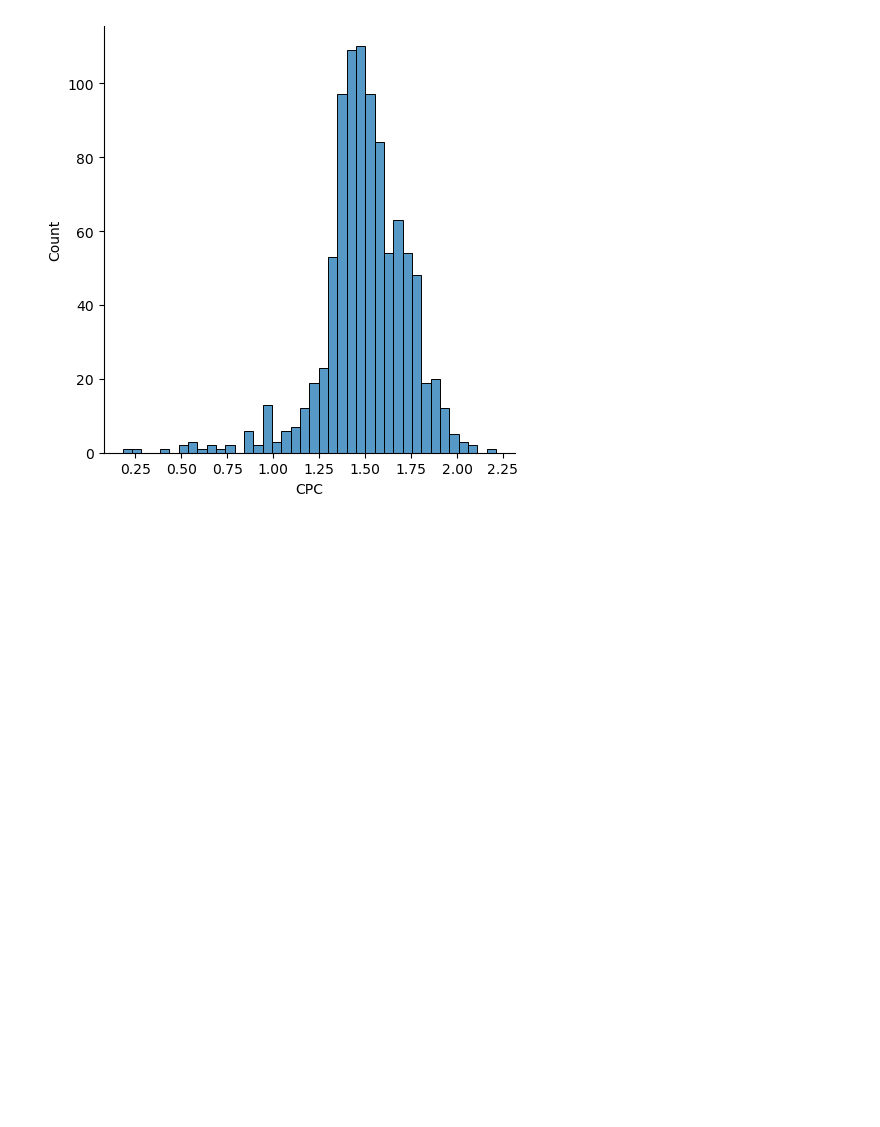
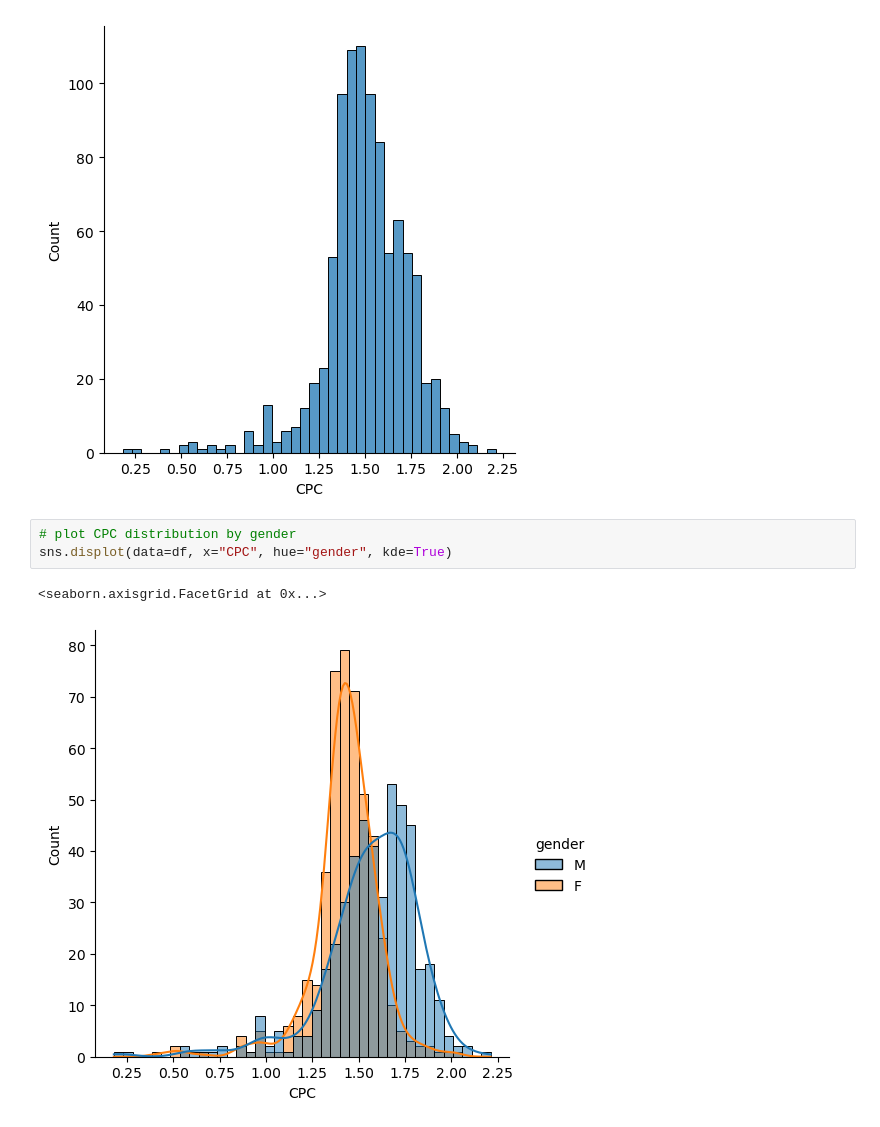
Before and after one commit to Prion84/courses, a Jupyter notebook: conversion/conversion.ipynb, the cells around one changed output. Drawn from its saved outputs; the diff is of its cells as text; blank space fills up the shorter version.

Commit message:
add: CPC distribution by gender

```diff
--- a/conversion/conversion.ipynb
+++ b/conversion/conversion.ipynb
@@ -123,3 +123,9 @@ sns.displot(df.CPC.dropna())
 # %% [output]
 <seaborn.axisgrid.FacetGrid at 0x...>
 [figure]
+# %%
+# plot CPC distribution by gender
+sns.displot(data=df, x="CPC", hue="gender", kde=True)
+# %% [output]
+<seaborn.axisgrid.FacetGrid at 0x...>
+[figure, added]
```
Also changed, not shown: parts of 1 cell of this notebook.
